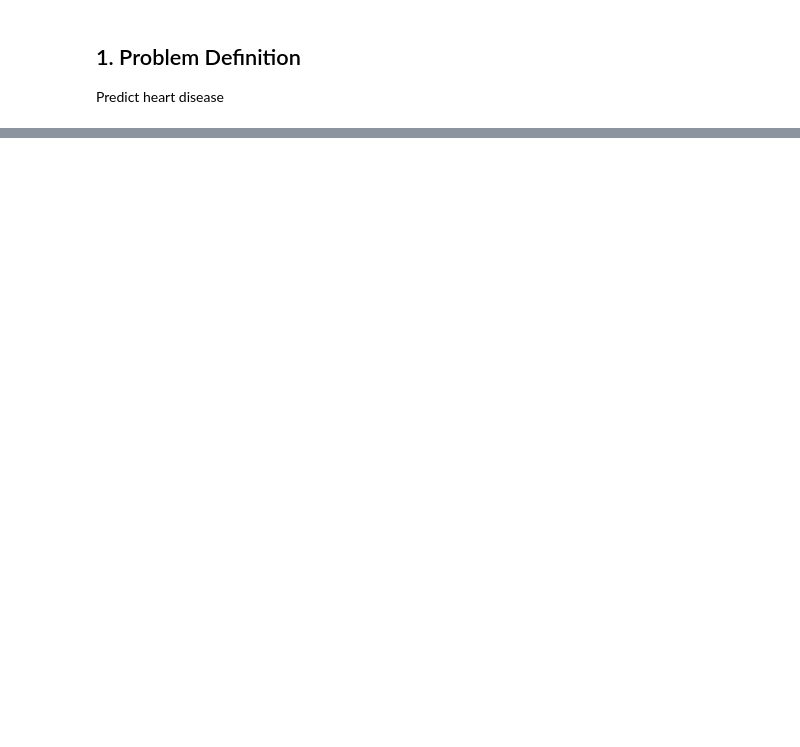
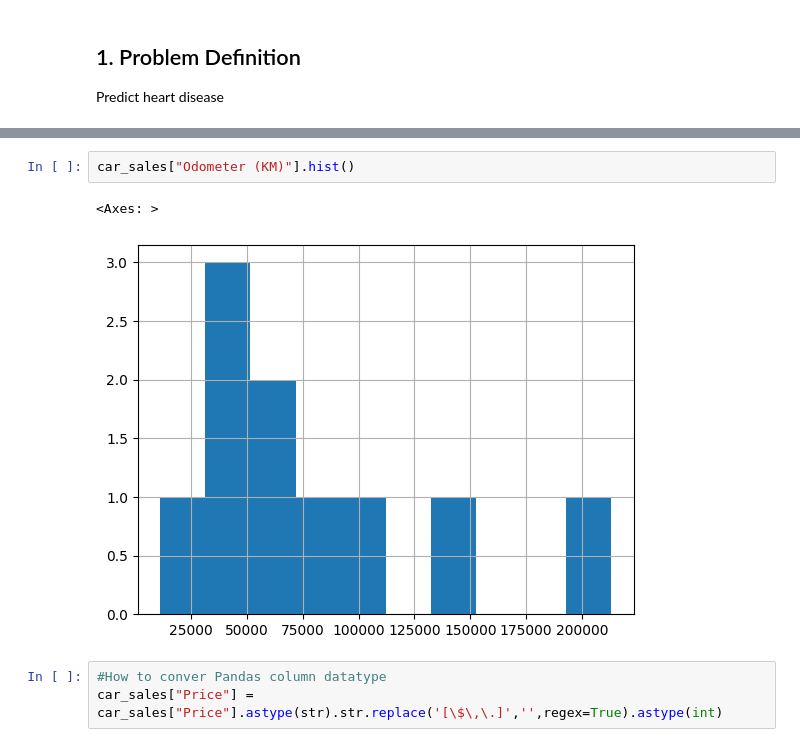
Before and after one commit to ccastell18/Panda_Practice, a Jupyter notebook: Panda_practice1.ipynb, the cells around one changed output, grey strips where cells are left out. Saved outputs shown, nothing was run; the diff lists cells and outputs as text; blank space fills up the shorter version.

Commit message:
Pandas

```diff
--- a/Panda_practice1.ipynb
+++ b/Panda_practice1.ipynb
@@ -47,0 +348,8 @@ Predict heart disease
+# %%
+car_sales["Odometer (KM)"].hist()
+# %% [output]
+<Axes: >
+[figure, added]
+# %%
+#How to conver Pandas column datatype
+car_sales["Price"] = car_sales["Price"].astype(str).str.replace('[\$\,\.]','',regex=True).astype(int)
```
Also changed, not shown: parts of 74 cells of this notebook, 4 other files.
